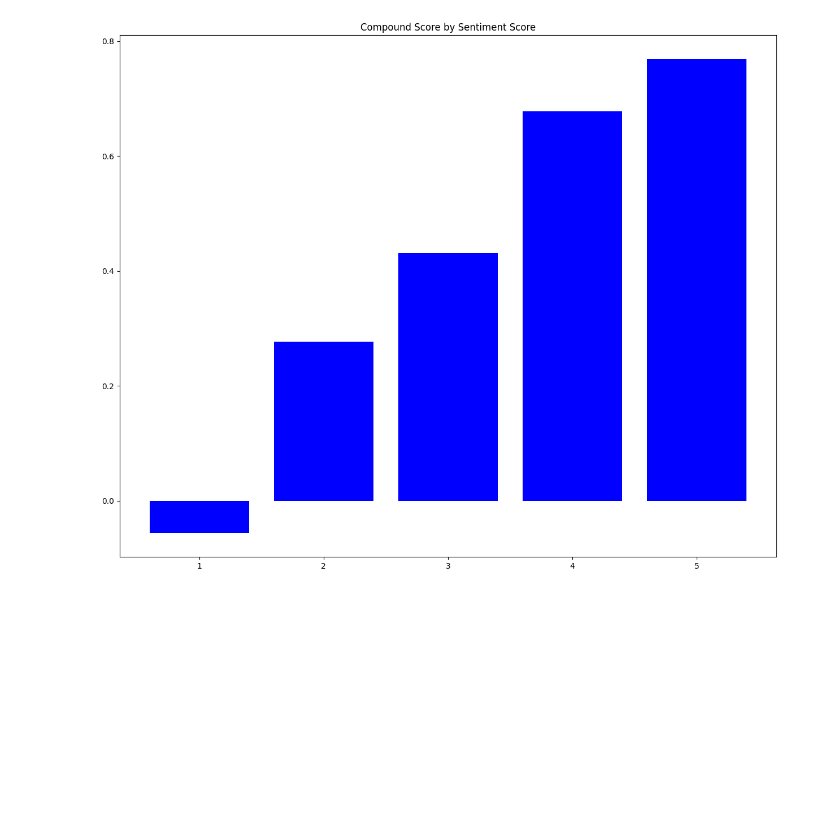
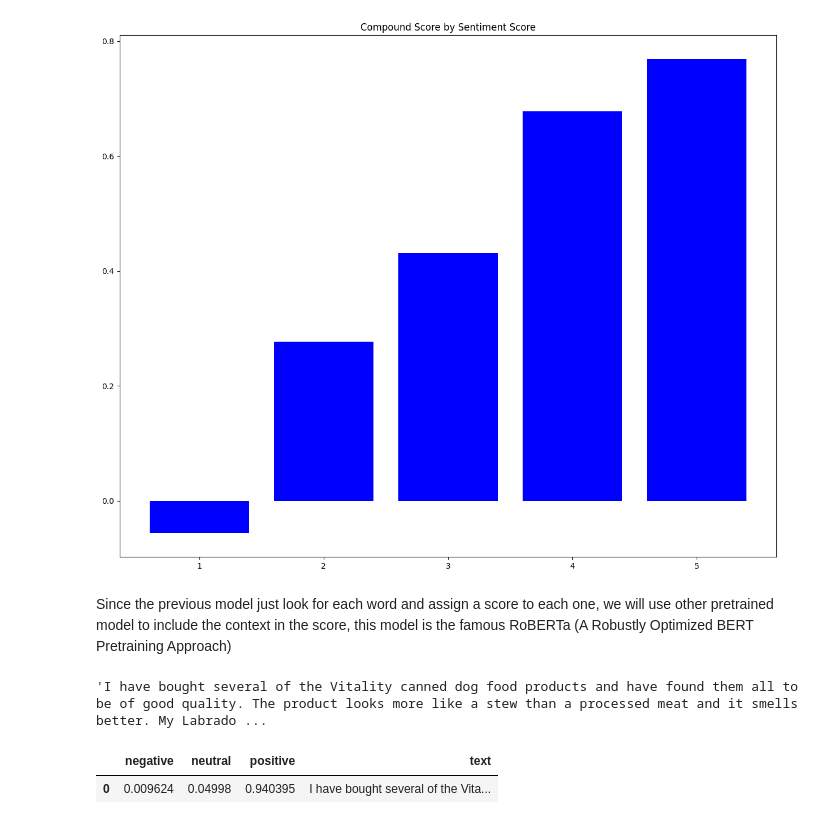
Before and after one commit to Jsanchez759/Data-Related-Projects, a Jupyter notebook: Machine_Learning/Neural_Networks/Language_Analysis/Sentiment_Analysis.ipynb, the cells around one changed output. Drawn from its saved outputs; the diff is of its cells as text; code cells hidden in the pictures; blank space fills up the shorter version.

```diff
--- a/Machine_Learning/Neural_Networks/Language_Analysis/Sentiment_Analysis.ipynb
+++ b/Machine_Learning/Neural_Networks/Language_Analysis/Sentiment_Analysis.ipynb
@@ -146,7 +146,7 @@ results ={}
 for i, row in df.iterrows():
     results[row.Id] = model.polarity_scores(row.clean_text)
 # %%
-sentiment_results = pd.DataFrame(results).T.reset_index().rename(columns={'index':'Id'})
+sentiment_results = pd.DataFrame(results).T.reset_index().rename(columns={'index':'Id', 'neg': 'vader_negative', 'neu': 'vader_neutral', 'pos': 'vader_positive', 'compound': 'vader_compound'})
 df_results = pd.merge(df, sentiment_results, on='Id')
 df_results.head()
 # %% [output]
@@ -166,3 +166,5 @@ ax1.set_title('Compound Score by Sentiment Score')
 # %% [output]
 Text(0.5, 1.0, 'Compound Score by Sentiment Score')
 [figure]
+# %% [markdown]
+Since the previous model just look for each word and assign a score to each one, we will use other pretrained model to include the context in the score, this model is the famous RoBERTa (A Robustly Optimized BERT Pretraining Approach)
@@ -168,0 +175,22 @@ Text(0.5, 1.0, 'Compound Score by Sentiment Score')
+# %%
+model = f"cardiffnlp/twitter-roberta-base-sentiment"
+tokenizer = AutoTokenizer.from_pretrained(model)
+model = AutoModelForSequenceClassification.from_pretrained(model)
+# %%
+example = df_results['Text'][0]
+example
+# %% [output]
+'I have bought several of the Vitality canned dog food products and have found them all to be of good quality. The product looks more like a stew than a processed meat and it smells better. My Labrado ...
+# %%
+# Apply RoBERTa model in an example
+encode_text = tokenizer(example, return_tensors='pt') # pytorch tensor
+output_score = model(**encode_text)
+array_results = output_score[0][0].detach().numpy() # convert the result in a numpy array
+score = softmax(array_results) # get the score in percentage (negative - neutral - positive)
+df_example_results = pd.DataFrame(score).T # convert the score in a dataframe.T
+df_example_results.rename(columns={0: 'negative', 1: 'neutral', 2: 'positive'}, inplace=True) # rename the columns
+df_example_results['text'] = example
+df_example_results
+# %% [output]
+|  | negative | neutral | positive | text |
+| 0 | 0.009624 | 0.04998 | 0.940395 | I have bought several of the Vita... |
```
Also changed, not shown: parts of 8 cells of this notebook, 2 other files.
